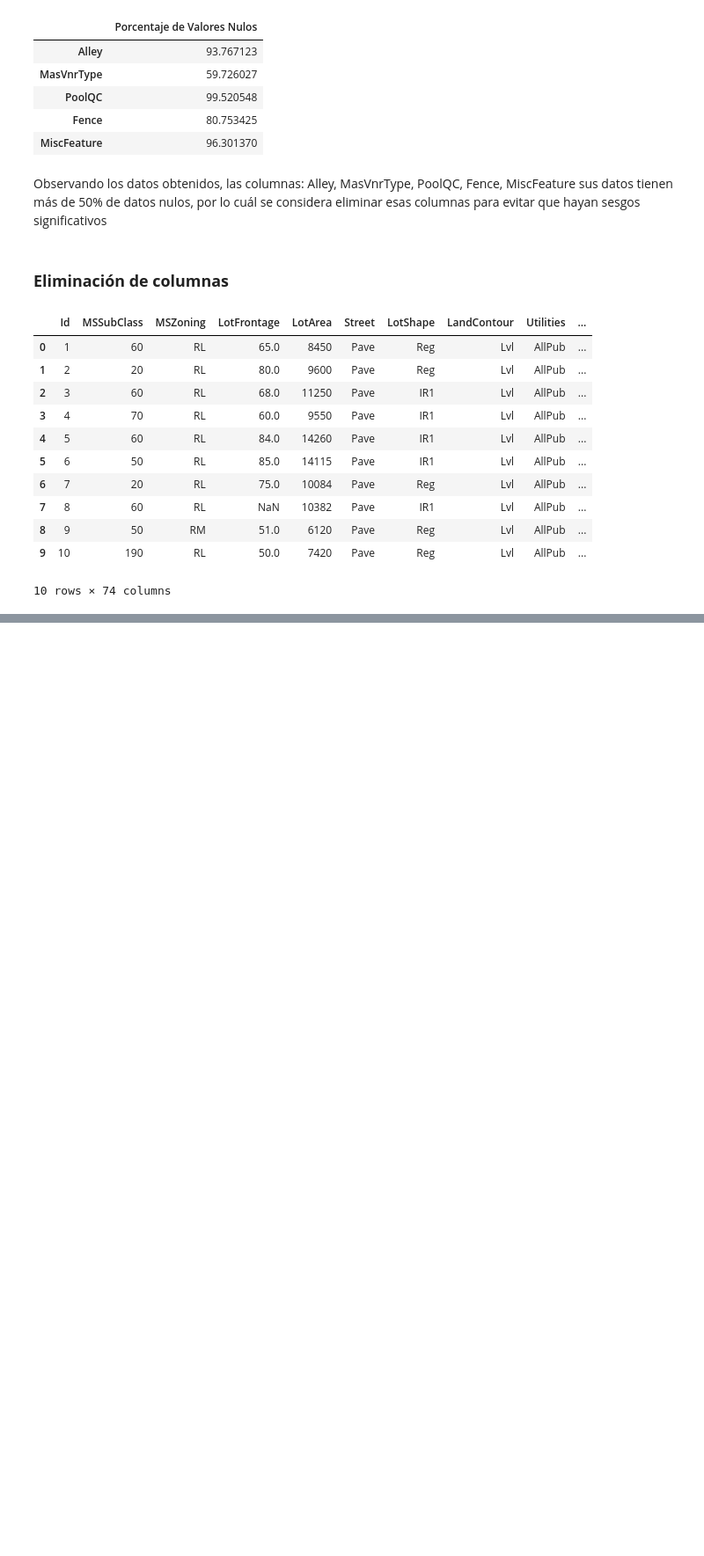
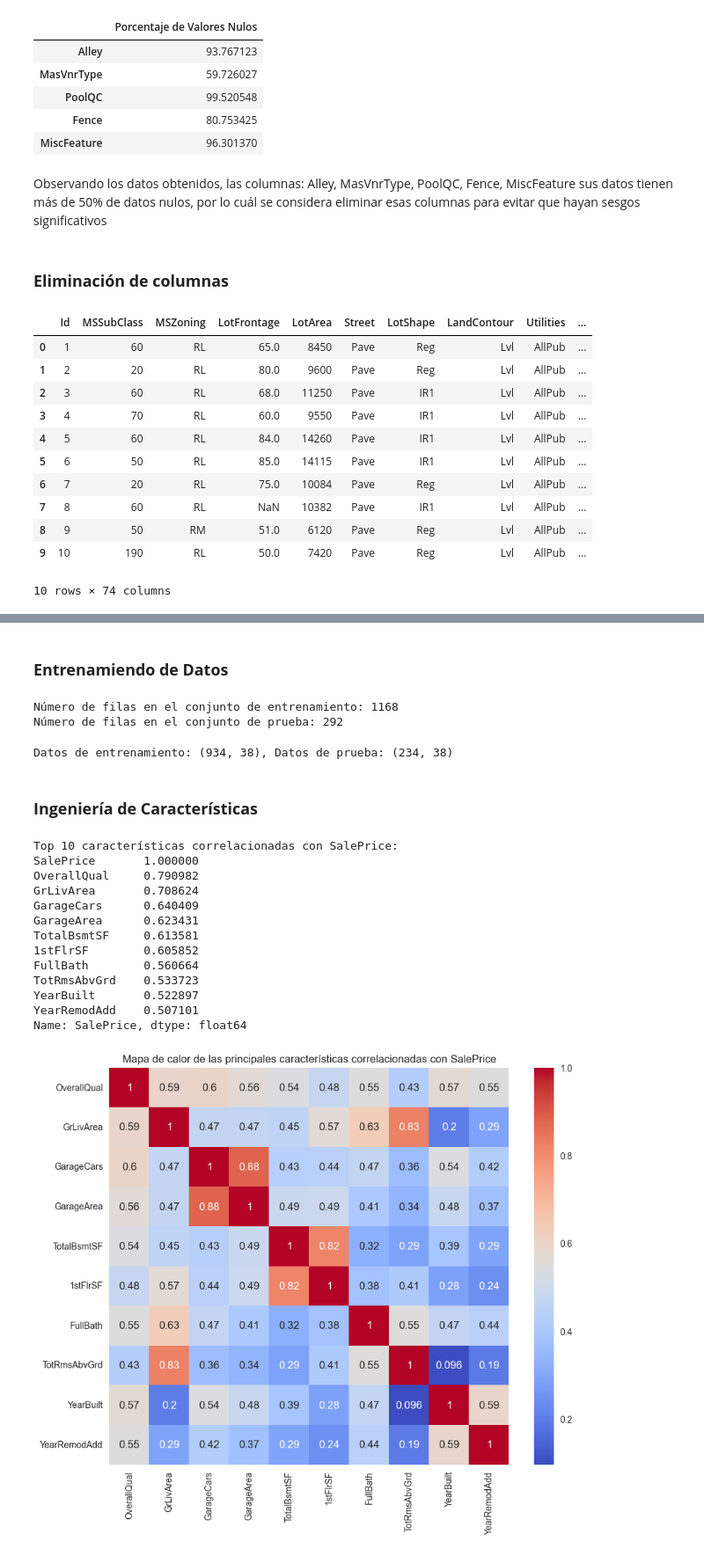
Before and after one commit to paulabaal12/PROY2-DM, a Jupyter notebook: proyecto.ipynb, the cells around one changed output, grey strips where cells are left out. Shown at 88% size. Drawn from its saved outputs; the diff is of its cells as text; code cells hidden in the pictures; blank space fills up the shorter version.

```diff
--- a/proyecto.ipynb
+++ b/proyecto.ipynb
@@ -141,0 +201,59 @@ data.head(10)
+# %% [markdown]
+### **Entrenamiendo de Datos**
+# %%
+# División del conjunto de datos en entrenamiento y prueba
+train_data, test_data = train_test_split(data, test_size=0.2, random_state=42)
+
+# Número de filas en cada conjunto
+print(f"Número de filas en el conjunto de entrenamiento: {len(train_data)}")
+print(f"Número de filas en el conjunto de prueba: {len(test_data)}")
+# %% [output]
+Número de filas en el conjunto de entrenamiento: 1168
+Número de filas en el conjunto de prueba: 292
+# %%
+X = train_data[numeric_features.columns]
+y = train_data['SalePrice']
+X_train, X_test, y_train, y_test = train_test_split(X, y, test_size=0.2, random_state=42)
+print(f"Datos de entrenamiento: {X_train.shape}, Datos de prueba: {X_test.shape}")
+
+#train_indices = X_train.index
+#test_indices = X_test.index
+#np.save('train_indices.npy', train_indices)
+#np.save('test_indices.npy', test_indices)
+# %% [output]
+Datos de entrenamiento: (934, 38), Datos de prueba: (234, 38)
+# %% [markdown]
+### **Ingeniería de Características**
+# %%
+# Columnas numéricas
+numeric_data = data.select_dtypes(include=[np.number])
+
+# Calcular la correlación de todas las variables con SalePrice
+correlation_matrix = numeric_data.corr()
+price_correlations = correlation_matrix['SalePrice'].sort_values(ascending=False)
+
+# Variables con mayor correlación con SalePrice
+top_corr_features = price_correlations.index[1:11]  # Se excluye SalePrice
+print("Top 10 características correlacionadas con SalePrice:")
+print(price_correlations.head(11))
+
+# Visualizar las correlaciones
+plt.figure(figsize=(10, 8))
+sns.heatmap(numeric_data[top_corr_features].corr(), annot=True, cmap='coolwarm')
+plt.title('Mapa de calor de las principales características correlacionadas con SalePrice')
+plt.show()
+# %% [output]
+Top 10 características correlacionadas con SalePrice:
+SalePrice       1.000000
+OverallQual     0.790982
+GrLivArea       0.708624
+GarageCars      0.640409
+GarageArea      0.623431
+TotalBsmtSF     0.613581
+1stFlrSF        0.605852
+FullBath        0.560664
+TotRmsAbvGrd    0.533723
+YearBuilt       0.522897
+YearRemodAdd    0.507101
+Name: SalePrice, dtype: float64
+[figure, added]
```
Also changed, not shown: parts of 9 cells of this notebook.
